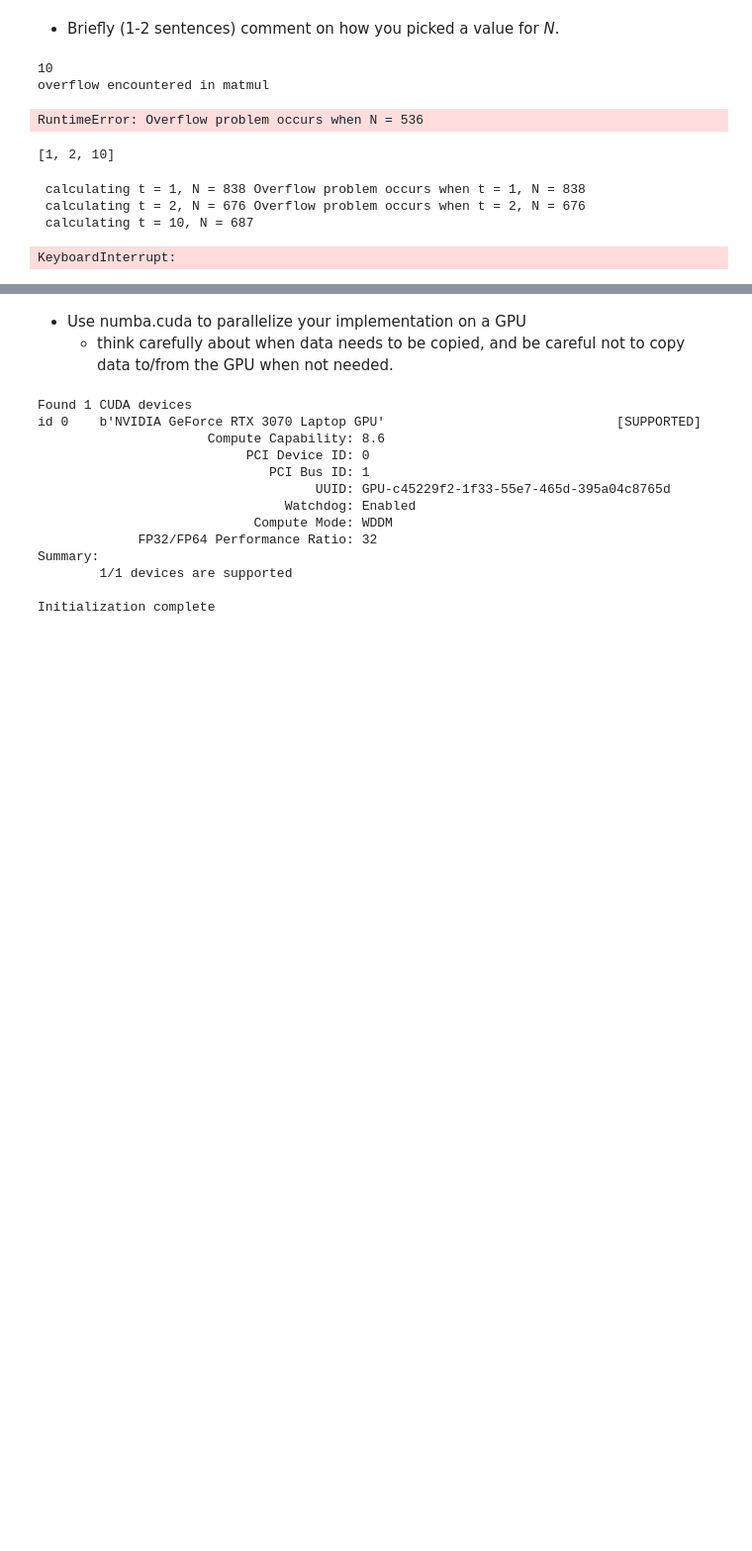
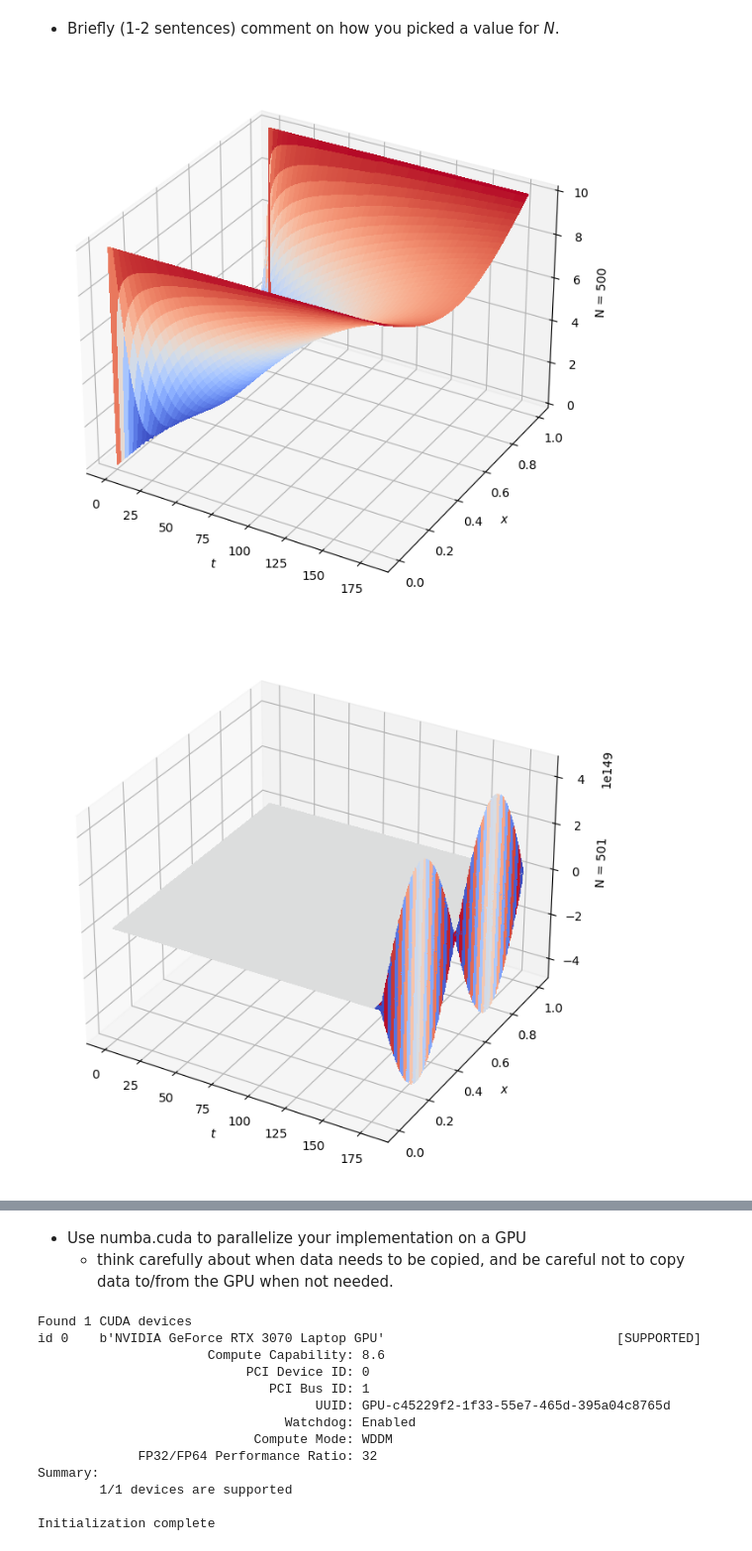
Before and after one commit to YRYoung/HPC, a Jupyter notebook: Assigenment/Assignment_2.ipynb, the cells around one changed output, grey strips where cells are left out. Shown at 99% size. Drawn from its saved outputs; the diff is of its cells as text; code cells hidden in the pictures; blank space fills up the shorter version.

```diff
--- a/Assigenment/Assignment_2.ipynb
+++ b/Assigenment/Assignment_2.ipynb
@@ -269,48 +263,31 @@ plt.show()
 # %% [markdown]
 * Briefly (1-2 sentences) comment on how you picked a value for *N*.
-# %%
-import warnings
-
-t = 10
-print(t)
-
-with warnings.catch_warnings(record=True) as w:
-    n = 500
-    while True:
-        u = solve_u(n, t)
-        if len(w) > 0:
-            print(w[0].message)
-            raise RuntimeError('Overflow problem occurs when N = {}'.format(n))
-        n += 1
-# %% [output]
-10
-overflow encountered in matmul
-RuntimeError: Overflow problem occurs when N = 536
-# %%
-import warnings
-from tqdm.notebook import tqdm
-
-ts = [1, 2, 10]
-print(ts)
-
-with warnings.catch_warnings(record=True) as w:
-    for t in tqdm(ts):
-        n = 500
-        while True:
-            print('\r', 'calculating t = {}, N = {} '.format(t, int(n)), end="", flush=True)
-            u = solve_u(n, int(t))
-            if len(w) > 0:
-                print('\r', end="", flush=True)
-                print('Overflow problem occurs when t = {}, N = {} '.format(t, int(n)))
-                w.clear()
-                break
-            n += 1
-# %% [output]
-[1, 2, 10]
- calculating t = 1, N = 838 Overflow problem occurs when t = 1, N = 838
- calculating t = 2, N = 676 Overflow problem occurs when t = 2, N = 676
- calculating t = 10, N = 687
-KeyboardInterrupt:
+# %%
+%matplotlib inline
+from matplotlib import cm
+
+
+def plot():
+    t = 180
+    for N in [500, 501]:
+        sol = solve_u(N, t)
+        fig = plt.figure(figsize=(8, 8))
+        ax = fig.add_subplot(projection='3d')
+        ticksX = np.linspace(0, t, N * t + 1)
+        ticksY = np.linspace(0, 1, N + 1)
+        X, Y = np.meshgrid(ticksX, ticksY)
+        ax.plot_surface(X, Y, sol, antialiased=False, cmap=cm.coolwarm)
+        ax.set_xlabel(r'$t$')
+        ax.set_ylabel(r'$x$')
+        ax.set_zlabel(r'N = {}'.format(N))
+
+    plt.show()
+
+
+plot()
+# %% [output]
+[figure, added]
+[figure, added]
 # %% [markdown]
 Answer:
 * We can consider N as the number of slices we devide unit 1 into(in both time dimension and x dimension), larger N results in higher accuracy, so ideally N is larger the better.
```
Also changed, not shown: parts of 13 cells of this notebook.
